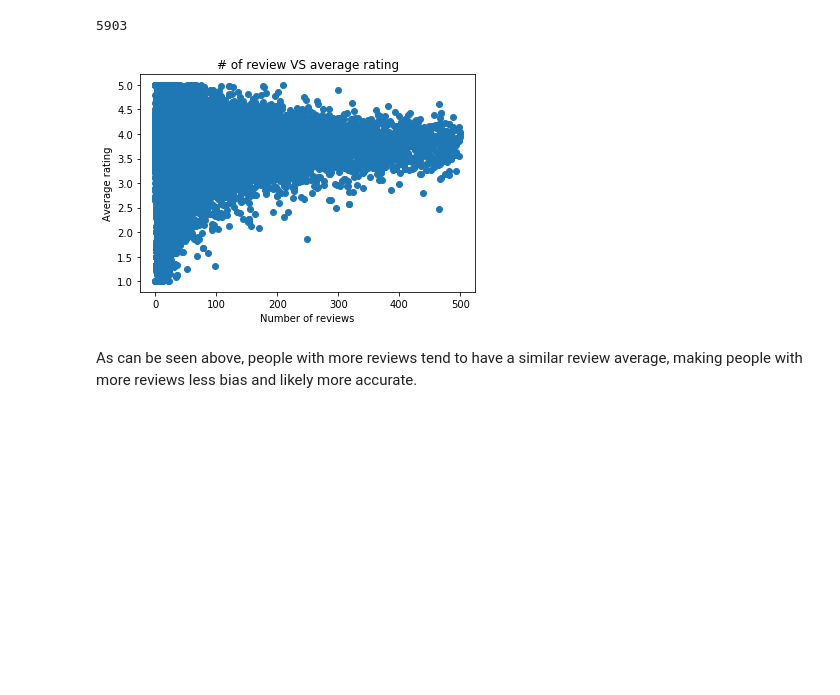
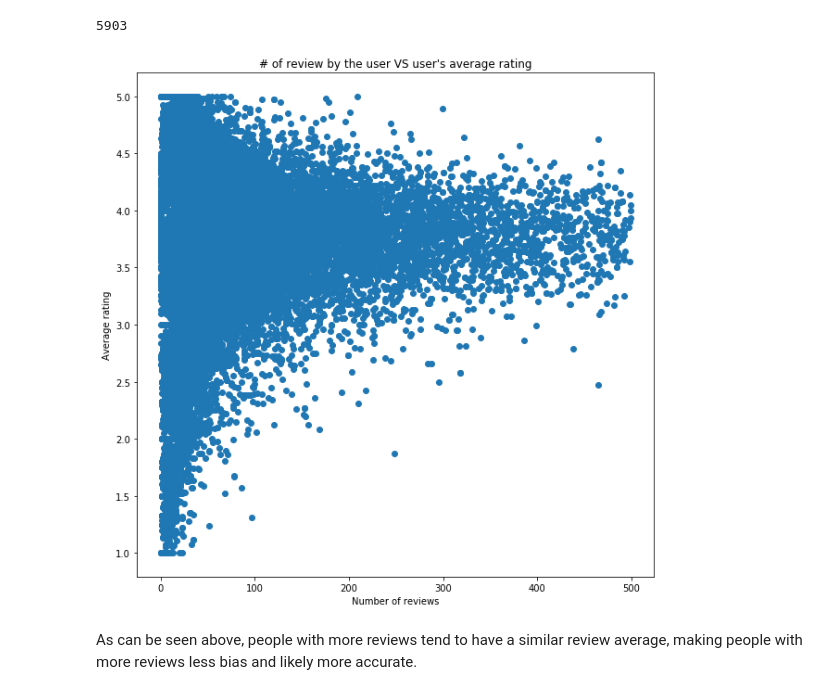
Before and after one commit to TheBetterTeam/GetYelp, a Jupyter notebook: Yelp Data/Review_Normalization.ipynb, the cells around one changed output. Drawn from its saved outputs; the diff is of its cells as text; code cells hidden in the pictures; blank space fills up the shorter version.

Commit message:
Updated graphs

```diff
--- a/Yelp Data/Review_Normalization.ipynb
+++ b/Yelp Data/Review_Normalization.ipynb
@@ -78,13 +78,14 @@ users[users['review_count'] > 500]['review_count'].count()
 users1 = userSampler.getSample(150000)
 users2 = users1[users1['review_count'] < 500]
 # %%
+plt.figure(figsize=(10,10))
 plt.scatter(users2['review_count'], users2['average_stars'])
 plt.xlabel('Number of reviews')
 plt.ylabel('Average rating')
-plt.title('# of review VS average rating')
+plt.title('# of review by the user VS user\'s average rating')
 plt.show()
 # %% [output]
-[figure, old version]
+[figure, new version]
 # %% [markdown]
 As can be seen above, people with more reviews tend to have a similar review average, making people with more reviews less bias and likely more accurate.
 # %% [markdown]
```
Also changed, not shown: parts of 8 cells of this notebook.
